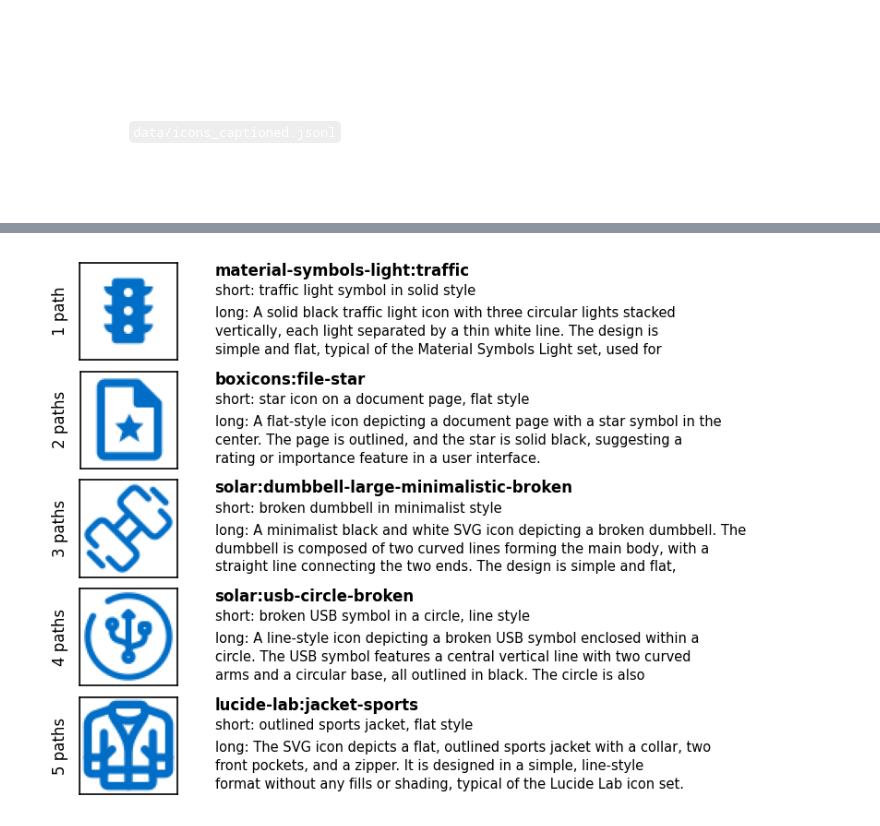
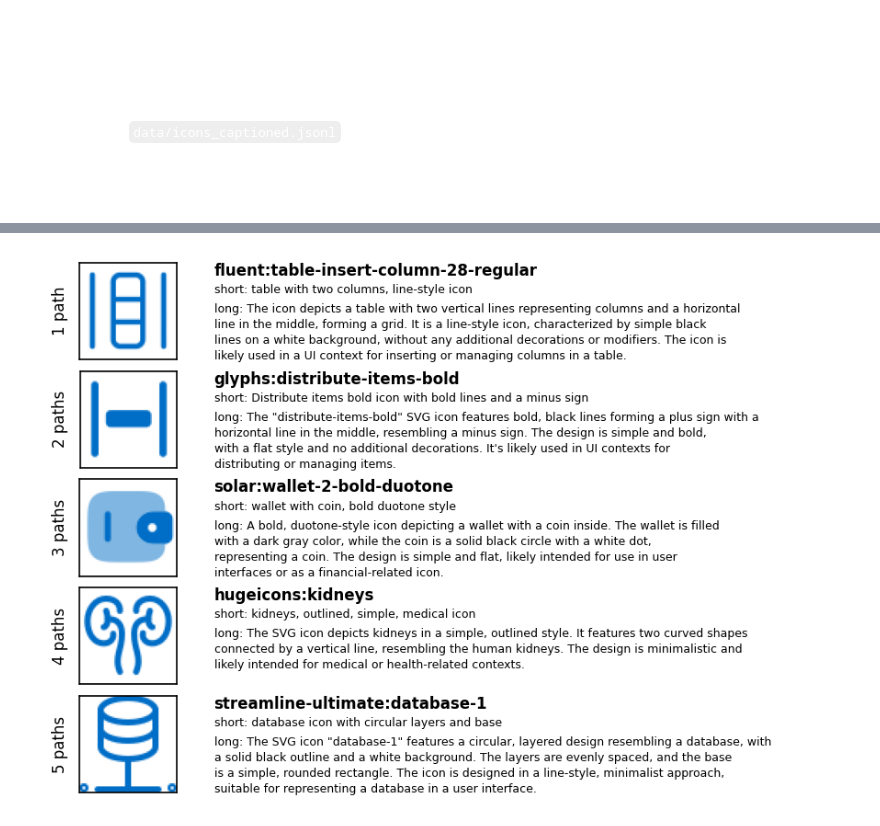
Before and after one commit to yauheniya-adesso/icongenai, a Jupyter notebook: notebooks/04_explore_captioned.ipynb, the cells around one changed output, grey strips where cells are left out. Drawn from its saved outputs; the diff is of its cells as text; code cells hidden in the pictures.

```diff
--- a/notebooks/04_explore_captioned.ipynb
+++ b/notebooks/04_explore_captioned.ipynb
@@ -111,35 +111,35 @@ for row_i, n_paths in enumerate(n_paths_rows):
     ax_txt.set_yticks([])
     for sp in ax_txt.spines.values():
         sp.set_visible(False)
 
     if not pool:
         ax_img.text(0.5, 0.5, "no data", ha="center", va="center",
                     color=blue, fontsize=8, transform=ax_img.transAxes)
         ax_txt.text(0.01, 0.5, "no captioned icons with this path count",
                     ha="left", va="center", color="black", fontsize=9,
                     transform=ax_txt.transAxes)
         continue
 
     r = random.choice(pool)
     ax_img.imshow(_render(r["svg"], size=64))
 
     short = r.get("caption_short", "")
-    long_ = "\n".join(textwrap.wrap(r.get("caption_long", ""), width=72)[:3])
+    long_ = "\n".join(textwrap.wrap(r.get("caption_long", ""), width=90))
 
     ax_txt.text(0, 1, r["icon_id"],
                 ha="left", va="top", color="black",
                 fontsize=8, fontweight="bold",
                 transform=ax_txt.transAxes)
     ax_txt.text(0, 0.78, "short: " + short,
                 ha="left", va="top", color="black",
-                fontsize=7,
+                fontsize=6,
                 transform=ax_txt.transAxes)
-    ax_txt.text(0, 0.55, "long: " + long_,
+    ax_txt.text(0, 0.58, "long: " + long_,
                 ha="left", va="top", color="black",
 
-                fontsize=7, linespacing=1.4,
+                fontsize=6, linespacing=1.4,
                 transform=ax_txt.transAxes)
 plt.savefig("output/icon_caption_examples.png", dpi=300, bbox_inches="tight")
 plt.show()
 # %% [output]
-[figure, old version]
+[figure, new version]
```
Also changed, not shown: parts of 2 cells of this notebook, 10 other files.
